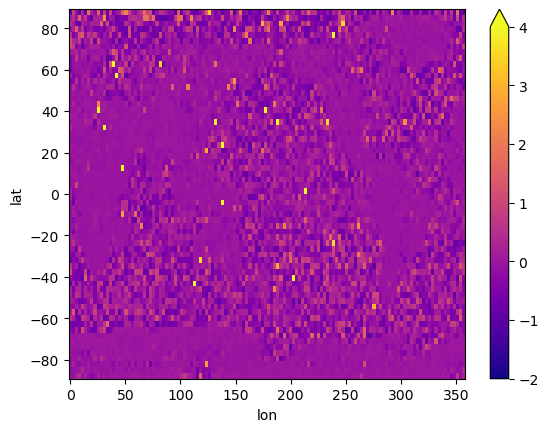
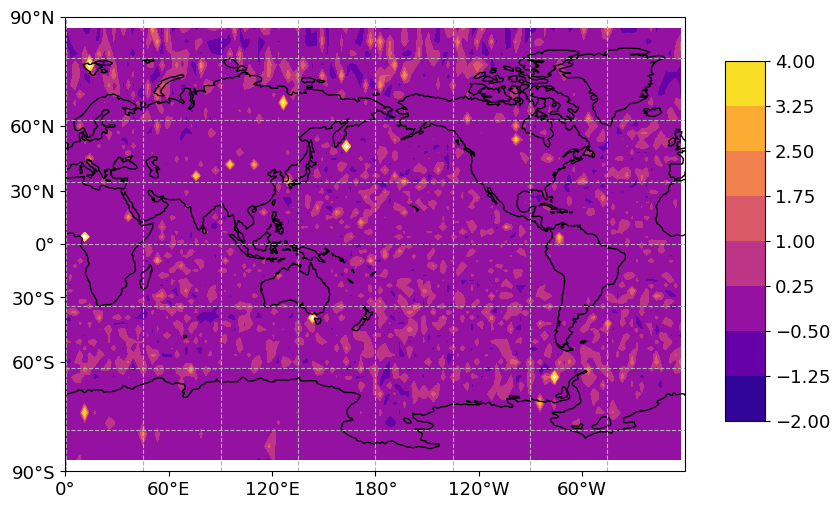
The notebook cell's code change between the first figure and the second:
--- before
+++ after
@@ -1,6 +1,21 @@
-da_grad_ps_anom_random_dates.plot(
+draw_global_map(
+    da_grad_ps.lon,
+    da_grad_ps.lat,
+    da_grad_ps_anom_random_dates.values,
+    title = None,
+    filled = True,
+    show_fig = True,
+    save_fig = False,
+    levels = 8,
+    cmap = "plasma",
+    cbar_params = [0.95, 0.2, 0.05, 0.6],
+    bbox = None,
     vmin = -0.5 * anom_threshold if anom_threshold else None,
-    vmax = anom_threshold, 
-    cmap = "plasma",
+    vmax = anom_threshold,
+    draw_labels = False,
+    label_contours = False,
+    remove_cbar = False,
+    fig = None,
+    projection = ccrs.Miller(central_longitude=180),
+    # outfilename = "my_map" + ".png",
 )
-plt.show()

Commit: added map drawing util